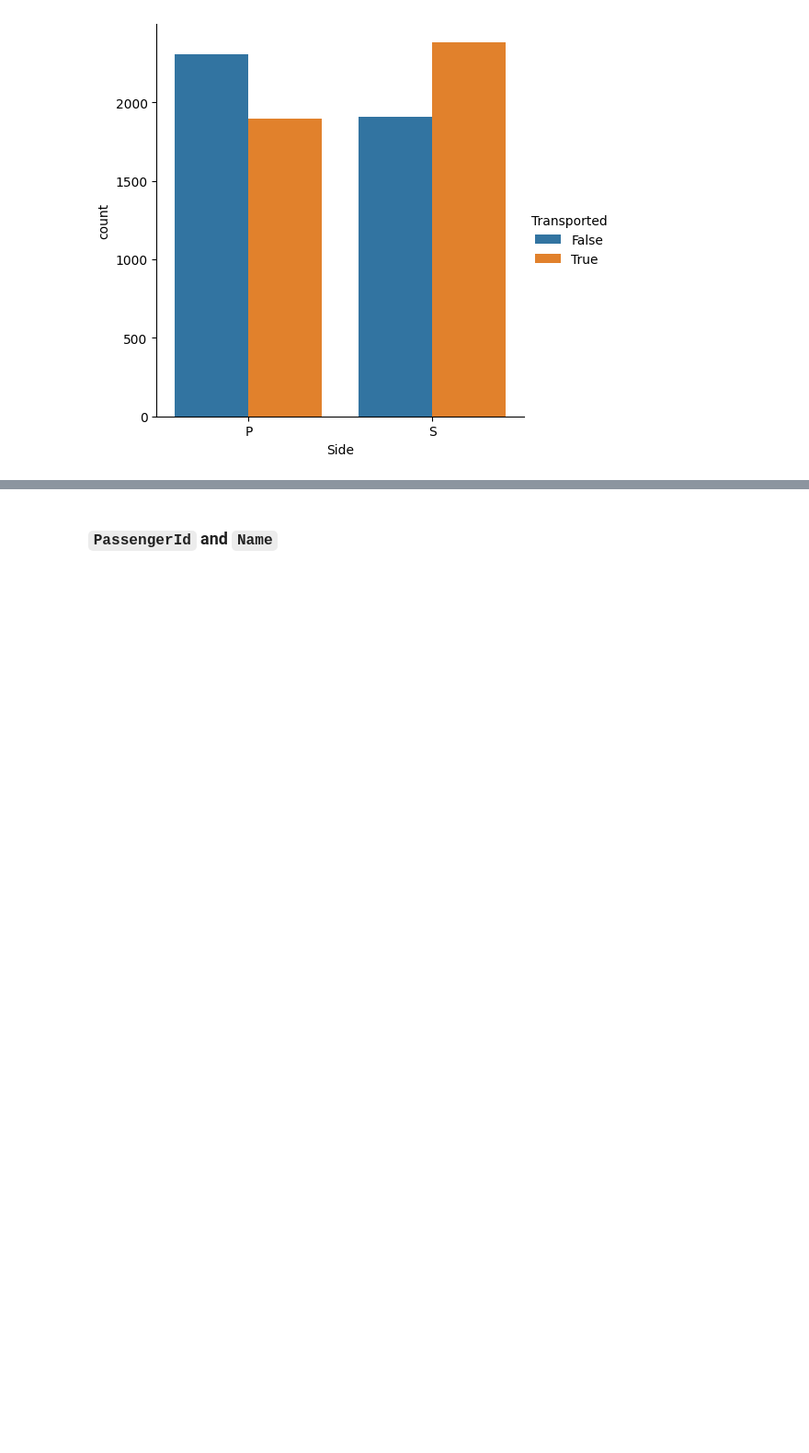
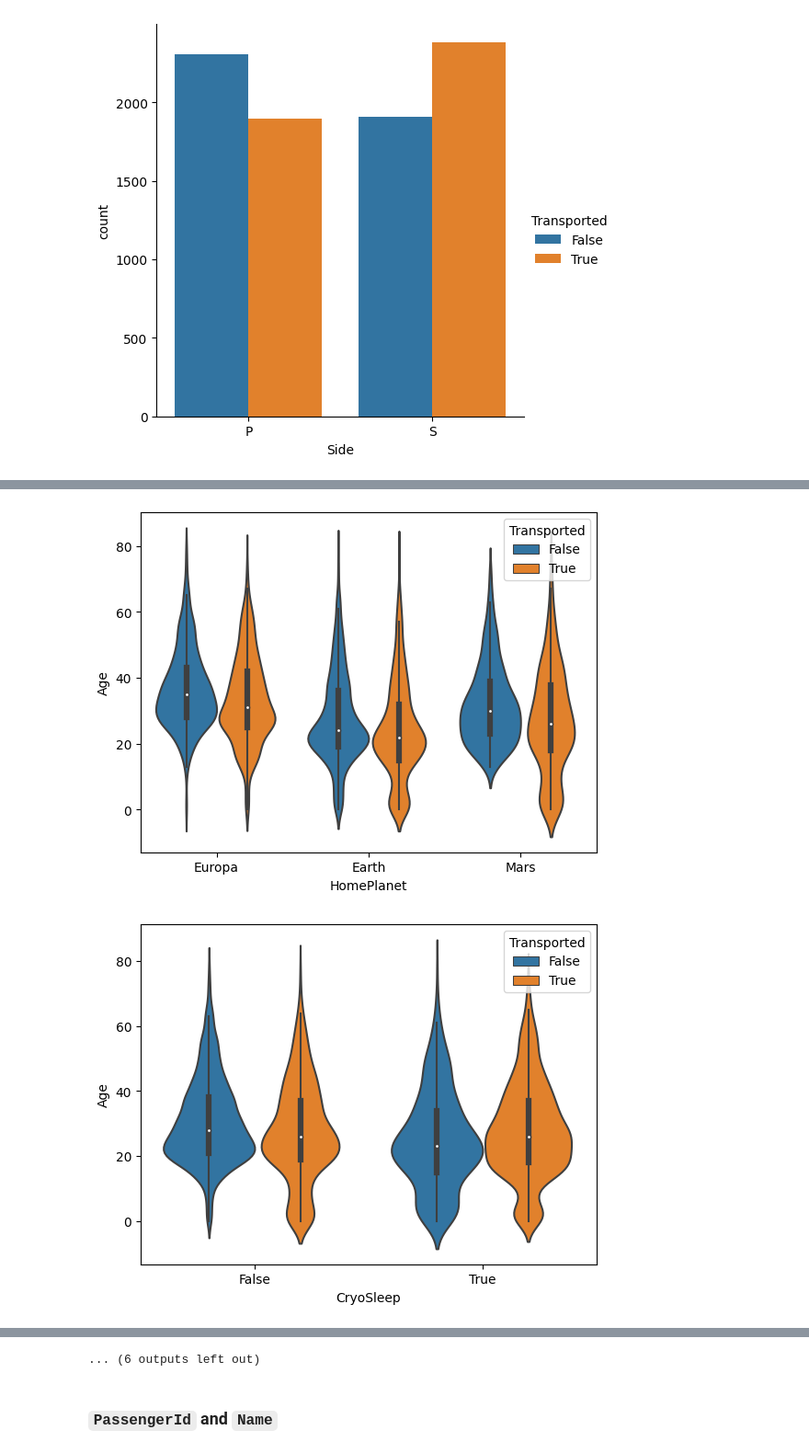
Before and after one commit to Perfomo/Kaggle-Spaceship-Titanic-Competition, a Jupyter notebook: SpaceshipTitanic.ipynb, the cells around one changed output, grey strips where cells are left out. Shown at 92% size. Drawn from its saved outputs; the diff is of its cells as text; code cells hidden in the pictures; blank space fills up the shorter version.

```diff
--- a/SpaceshipTitanic.ipynb
+++ b/SpaceshipTitanic.ipynb
@@ -118,6 +119,7 @@ We can see from the plots, that's more people was **transported**, who less paid
 t = cat_data
 t["Transported"] = train_data["Transported"]
 t = t.drop(["PassengerId", "Name", "Num", "Cabin"], axis=1)
+s = t
 for i in range(0, len(t.columns)-1):
     sns.catplot(data=t, x=t.columns[i], kind="count", hue="Transported")
 # %% [output]
@@ -149,0 +152,7 @@ t
+# %%
+print(cat_data.columns, num_data.columns, s.columns, t.columns)
+s = s.drop("Transported", axis=1)
+g = s
+for i in t.columns:
+    g[i] = t[i]
+g
@@ -149,0 +180,8 @@ t
+# %%
+for i in t.drop("Transported", axis=1).columns:
+    for j in cat_data.drop(["Transported", "Name", "Cabin", "PassengerId", "Num"], axis=1).columns:
+        sns.violinplot(hue=g["Transported"], y=g[i], x=g[j])
+        plt.show()
+# %% [output]
+[figure, added]
+[figure, added]
@@ -150,3 +198,4 @@ t
+... (6 outputs left out)
 # %% [markdown]
 ### `PassengerId` and `Name`
 # %% [markdown]
```
Also changed, not shown: parts of 13 cells of this notebook.
